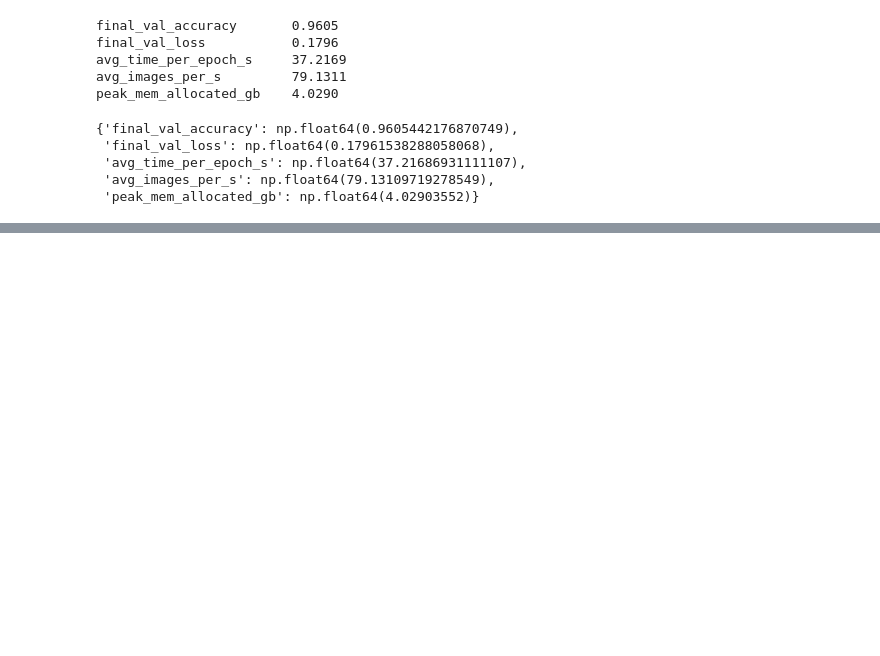
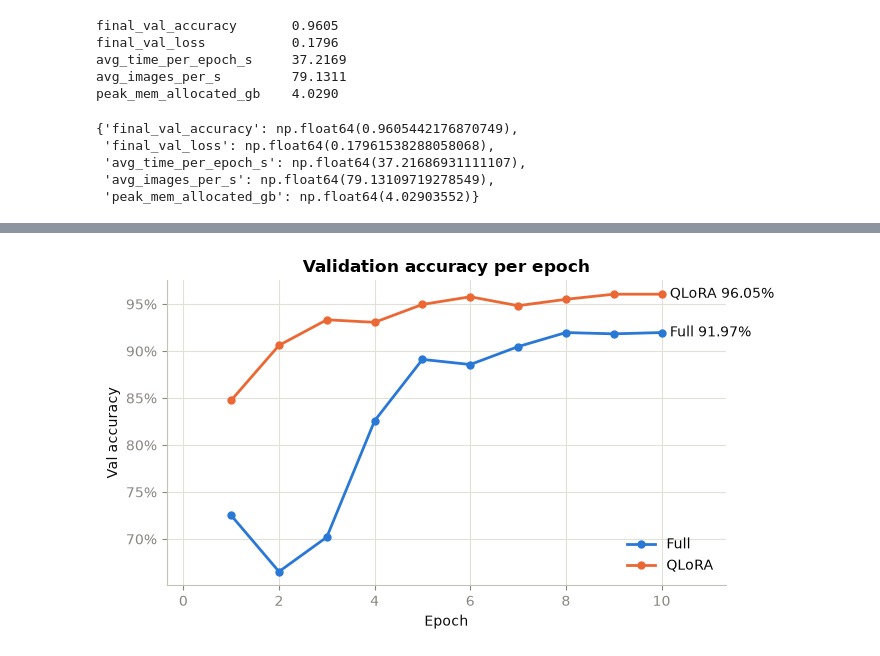
Before and after one commit to modybon/QLoRA-ViT-Animal-Bread-Classifier, a Jupyter notebook: vit-base_training.ipynb, the cells around one changed output, grey strips where cells are left out. Saved outputs shown, nothing was run; the diff lists cells and outputs as text; code cells hidden in the pictures; blank space fills up the shorter version.

Commit message:
Added comparison plots to compare Vit-base using QLoRA vs Full training

```diff
--- a/vit-base_training.ipynb
+++ b/vit-base_training.ipynb
@@ -497,0 +486,85 @@ peak_mem_allocated_gb    4.0290
+# %%
+full_tr_copy = full_training_history[['val_accuracy','train_time_s', 'images_per_s', 'peak_mem_allocated_gb', 'peak_mem_reserved_gb', 'trainable_params']].copy()
+qlora_tr_copy = qlora_training_history[['val_accuracy','train_time_s', 'images_per_s', 'peak_mem_allocated_gb', 'peak_mem_reserved_gb', 'trainable_params']].copy()
+
+full_tr_copy['mode'] = "Full"
+qlora_tr_copy['mode'] = 'QLoRA'
+
+summary_df = pd.concat([full_tr_copy, qlora_tr_copy],axis=0)
+# %%
+from matplotlib.ticker import FuncFormatter
+
+COLORS = {'Full': '#2a78d6', 'QLoRA': '#eb6834'}
+INK, MUTED, GRID = '#0b0b0b', '#898781', '#e1e0d9'
+plt.rcParams.update({
+    'axes.spines.top': False, 'axes.spines.right': False,
+    'axes.edgecolor': '#c3c2b7', 'axes.labelcolor': INK,
+    'xtick.color': MUTED, 'ytick.color': MUTED,
+    'axes.grid': True, 'grid.color': GRID, 'grid.linewidth': 0.8,
+    'axes.axisbelow': True, 'axes.titleweight': 'bold', 'font.size': 10,
+})
+
+df = summary_df.reset_index(drop=True)
+df['epoch'] = df.groupby('mode').cumcount() + 1   # row number within each mode
+modes = ['Full', 'QLoRA']
+
+# How to reduce each metric to one number per mode.
+# Change train_time_s to 'last' if it's cumulative, or 'sum' if it's per-epoch.
+METRICS = {
+    'val_accuracy':          ('Best val accuracy',          'max',  lambda v: f'{v:.2%}'),
+    'train_time_s':          ('Total train time (s)',       'sum',  lambda v: f'{v:,.0f}s'),
+    'images_per_s':          ('Throughput (images/s)',      'mean', lambda v: f'{v:,.0f}'),
+    'peak_mem_allocated_gb': ('Peak memory allocated (GB)', 'max',  lambda v: f'{v:.1f} GB'),
+    'peak_mem_reserved_gb':  ('Peak memory reserved (GB)',  'max',  lambda v: f'{v:.1f} GB'),
+    'trainable_params':      ('Trainable params',           'max',  lambda v: f'{v/1e6:,.2f}M'),
+}
+agg = df.groupby('mode').agg({k: v[1] for k, v in METRICS.items()}).loc[modes]
+
+# ---------- Figure 1: validation accuracy per epoch ----------
+if df.groupby('mode').size().max() > 1:
+    fig, ax = plt.subplots(figsize=(7, 4))
+    for m in modes:
+        d = df[df['mode'] == m]
+        ax.plot(d['epoch'], d['val_accuracy'], color=COLORS[m], lw=2,
+                marker='o', ms=5, label=m)
+        ax.annotate(f"{m} {d['val_accuracy'].iloc[-1]:.2%}",
+                    (d['epoch'].iloc[-1], d['val_accuracy'].iloc[-1]),
+                    xytext=(6, 0), textcoords='offset points', va='center', color=INK)
+    ax.set(title='Validation accuracy per epoch', xlabel='Epoch', ylabel='Val accuracy')
+    ax.yaxis.set_major_formatter(FuncFormatter(lambda v, _: f'{v:.0%}'))
+    ax.margins(x=0.15)
+    ax.legend(frameon=False, loc='lower right')
+    plt.tight_layout(); plt.show()
+
+# ---------- Figure 2: one small bar chart per metric ----------
+fig, axes = plt.subplots(2, 3, figsize=(12, 7))
+for ax, (col, (title, _, fmt)) in zip(axes.flat, METRICS.items()):
+    vals = agg[col].values
+    bars = ax.bar(modes, vals, color=[COLORS[m] for m in modes], width=0.55,
+                  edgecolor='white', linewidth=2)
+    for b, v in zip(bars, vals):
+        ax.annotate(fmt(v), (b.get_x() + b.get_width() / 2, v),
+                    xytext=(0, 4), textcoords='offset points', ha='center', color=INK)
+    ax.set_title(f'{title}\nQLoRA = {vals[1] / vals[0]:.2f}× Full', fontsize=10)
+    ax.set_ylim(0, vals.max() * 1.18)
+    ax.grid(axis='x', visible=False)
+    if col == 'trainable_params':
+        ax.yaxis.set_major_formatter(FuncFormatter(lambda v, _: f'{v/1e6:.0f}M'))
+    if col == 'val_accuracy':
+        ax.yaxis.set_major_formatter(FuncFormatter(lambda v, _: f'{v:.0%}'))
+fig.suptitle('Full fine-tuning vs QLoRA', fontsize=13, fontweight='bold')
+plt.tight_layout(); plt.show()
+
+# ---------- Figure 3: accuracy vs memory trade-off ----------
+fig, ax = plt.subplots(figsize=(6, 4))
+for m in modes:
+    x, y = agg.loc[m, 'peak_mem_allocated_gb'], agg.loc[m, 'val_accuracy']
+    ax.scatter(x, y, s=140, color=COLORS[m], edgecolor='white', linewidth=2, zorder=3)
+    ax.annotate(m, (x, y), xytext=(10, 0), textcoords='offset points', va='center', color=INK)
+ax.set(title='Accuracy vs GPU memory (top-left is better)',
+       xlabel='Peak memory allocated (GB)', ylabel='Best val accuracy')
+ax.yaxis.set_major_formatter(FuncFormatter(lambda v, _: f'{v:.1%}'))
+ax.margins(0.3)
+plt.tight_layout(); plt.show()
+# %% [output]
+[figure, added]
```
Also changed, not shown: parts of 4 cells of this notebook.
